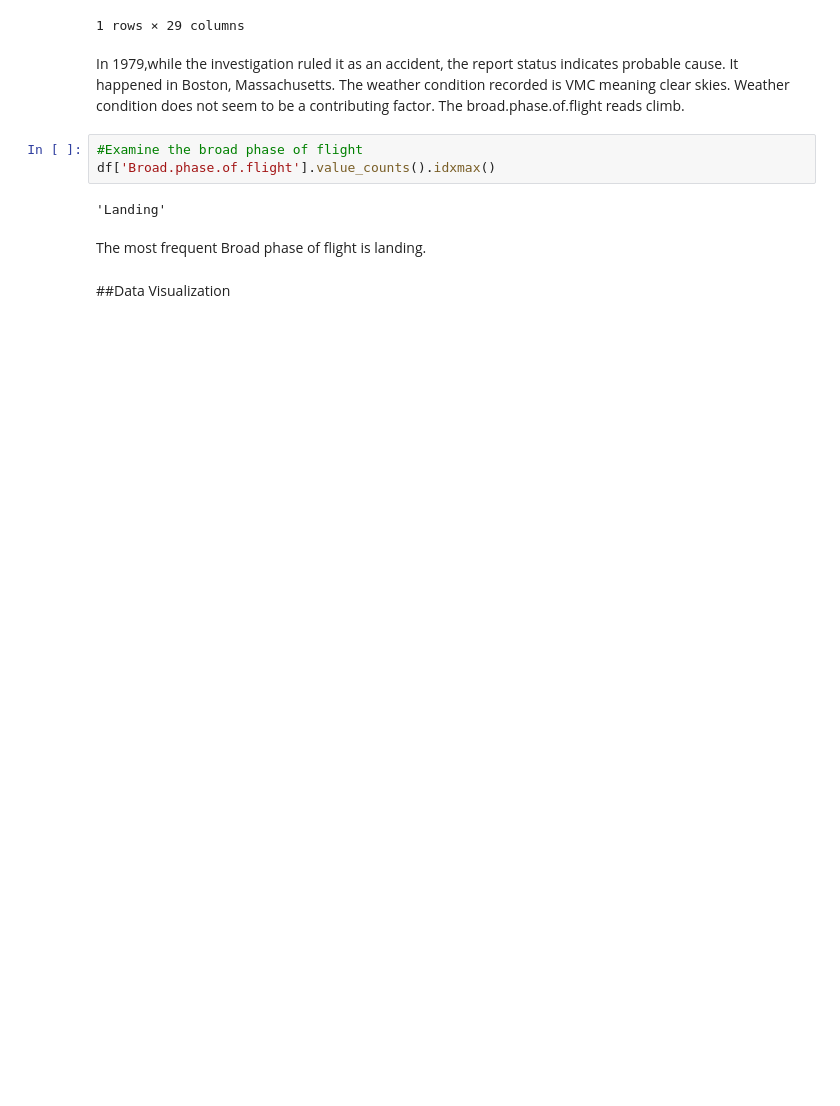
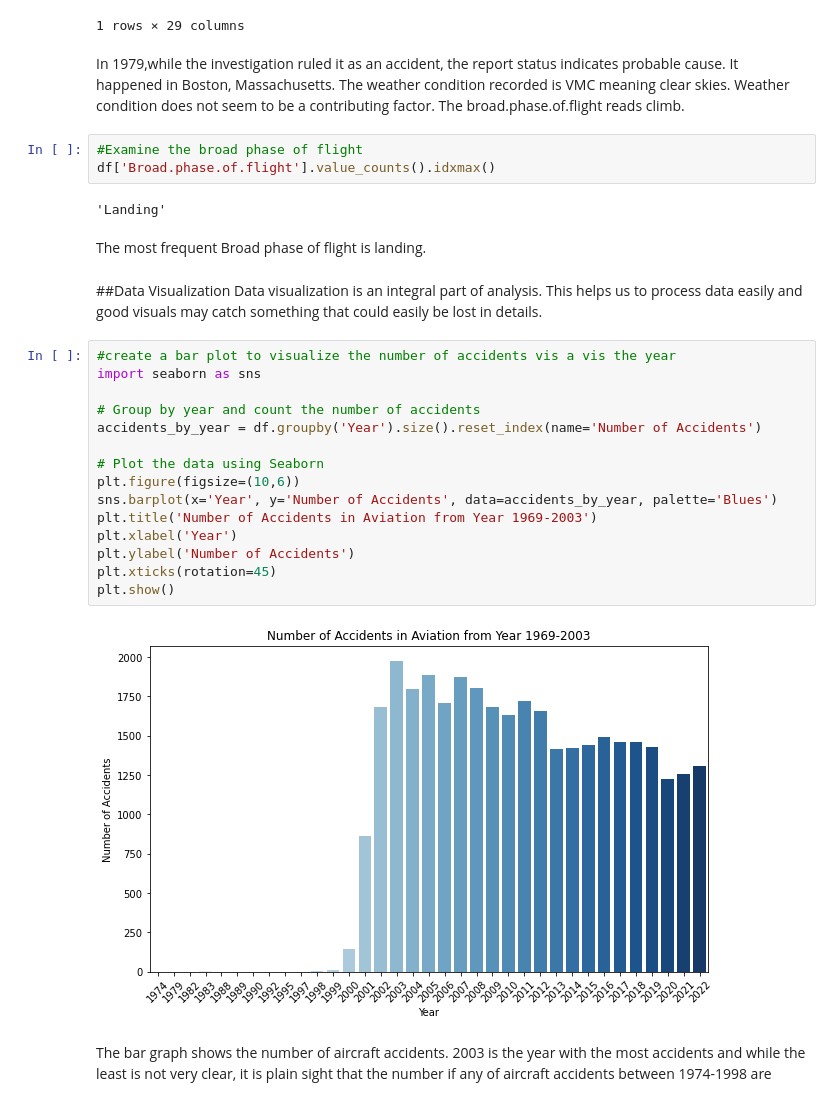
Before and after one commit to MercyBarminga/DSPT11-Phase1-Project, a Jupyter notebook: dsc_phase1_project_AviationData.ipynb, the cells around one changed output. Cells and saved outputs as stored; diff of their text form; blank space fills up the shorter version.

Commit message:
Data visualization of number of accidents versus the year

```diff
--- a/dsc_phase1_project_AviationData.ipynb
+++ b/dsc_phase1_project_AviationData.ipynb
@@ -319,5 +319,25 @@ df['Broad.phase.of.flight'].value_counts().idxmax()
 'Landing'
 # %% [markdown]
 The most frequent Broad phase of flight is landing.
-# %% [markdown]
-##Data Visualization
+# %% [markdown]
+##Data Visualization
+Data visualization is an integral part of analysis. This helps us to process data easily and good visuals may catch something that could easily be lost in details.
+# %%
+#create a bar plot to visualize the number of accidents vis a vis the year
+import seaborn as sns
+
+# Group by year and count the number of accidents
+accidents_by_year = df.groupby('Year').size().reset_index(name='Number of Accidents')
+
+# Plot the data using Seaborn
+plt.figure(figsize=(10,6))
+sns.barplot(x='Year', y='Number of Accidents', data=accidents_by_year, palette='Blues')
+plt.title('Number of Accidents in Aviation from Year 1969-2003')
+plt.xlabel('Year')
+plt.ylabel('Number of Accidents')
+plt.xticks(rotation=45)
+plt.show()
+# %% [output]
+[figure, added]
+# %% [markdown]
+The bar graph shows the number of aircraft accidents. 2003 is the year with the most accidents and while the least is not very clear, it is plain sight that the number if any of aircraft accidents between 1974-1998 are
```
